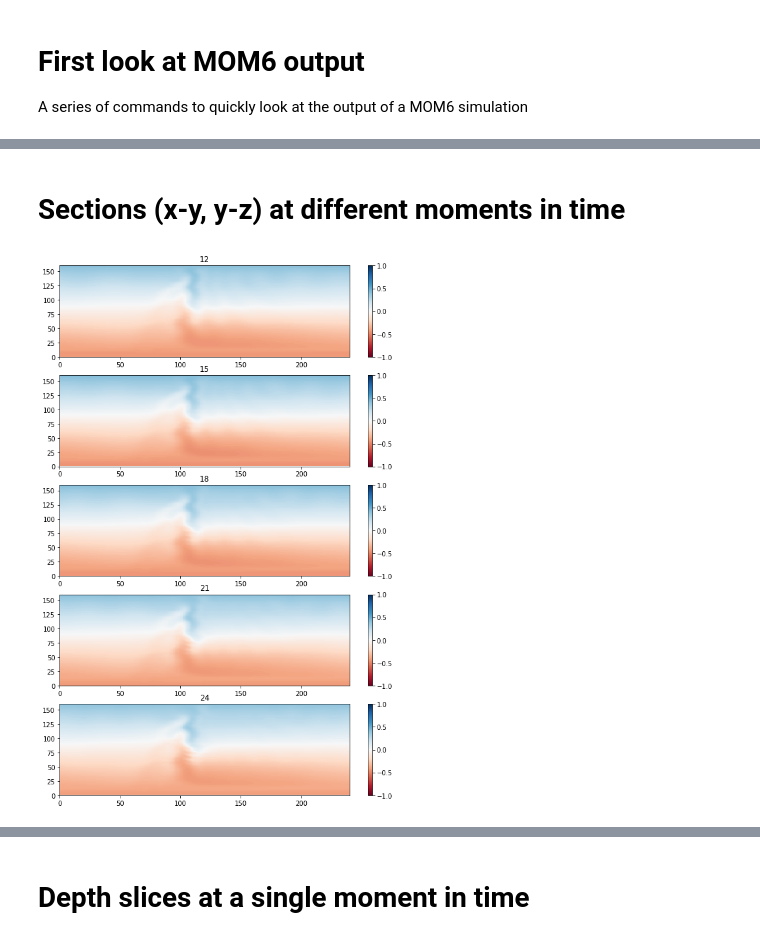
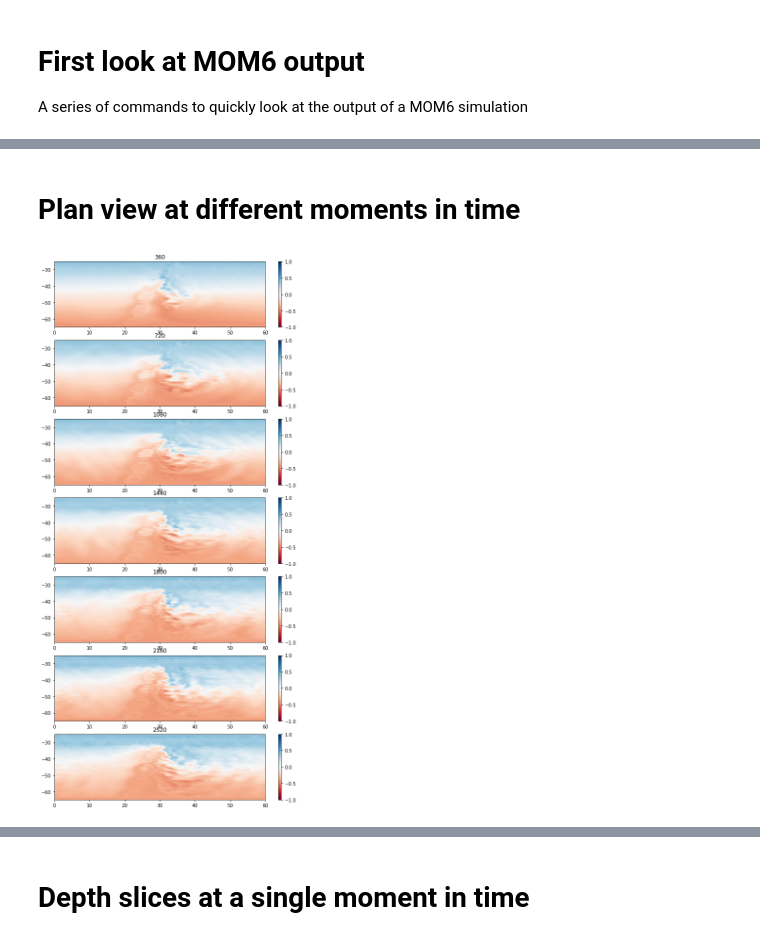
Before and after one commit to gmacgilchrist/MOM6_analysis, a Jupyter notebook: draw_mom6-out_prelim.ipynb, the cells around one changed output, grey strips where cells are left out. Cells and saved outputs as stored; diff of their text form; code cells hidden in the pictures.

```diff
--- a/draw_mom6-out_prelim.ipynb
+++ b/draw_mom6-out_prelim.ipynb
@@ -35,2 +39,5 @@ Data variables:
     grid_type:  regular
     grid_tile:  N/A
+# %%
+prog_2d=xr.open_dataset(rootdir+config+'/'+filename_prog_2d,decode_times=False)
+print(prog_2d.heat_added)
@@ -58,12 +58,17 @@ Attributes:
+# %%
+hgrid=xr.open_dataset(rootdir+config+'/'+filename_hgrid)
+vgrid=xr.open_dataset(rootdir+config+'/'+filename_vgrid)
+#print(hgrid)
+#print(vgrid)
 # %% [markdown]
-# Sections (x-y, y-z) at different moments in time
+# Plan view at different moments in time
 # %%
-# Section (lat-depth, or lat-lon) of variable at start and end of simulation
-def draw_var_times(var,clim,times,invert):
+# Plan view of  of variable at start and end of simulation
+def draw_var_times_plan(var,clim,times,invert):
     nt = np.size(times)
     fig,ax = plt.subplots(figsize=(10,3*nt),nrows=np.size(times))
     for t in range(nt):
-        im = ax[t].pcolormesh(var.isel(Time=times[t]),cmap="RdBu")
+        im = ax[t].pcolormesh(hgrid.lonh,hgrid.lath,var.sel(Time=times[t],method='nearest'),cmap="RdBu")
         im.set_clim(vmin=clim[0],vmax=clim[1])
         cbar = plt.colorbar(im,ax=ax[t])
         ax[t].set_title(times[t])
@@ -74,4 +77,6 @@ get_times = [12,15,18,21,24]
+# %%
+get_times = [360,720,1080,1440,1800,2160,2520]
 # %%
-draw_var_times(var=prog.SSH,clim=[-1,1],times=get_times,invert=False)
+draw_var_times_plan(var=prog_2d.SSH,clim=[-1,1],times=get_times,invert=False)
 # %% [output]
-[figure, old version]
+[figure, new version]
```
Also changed, not shown: parts of 20 cells of this notebook.
